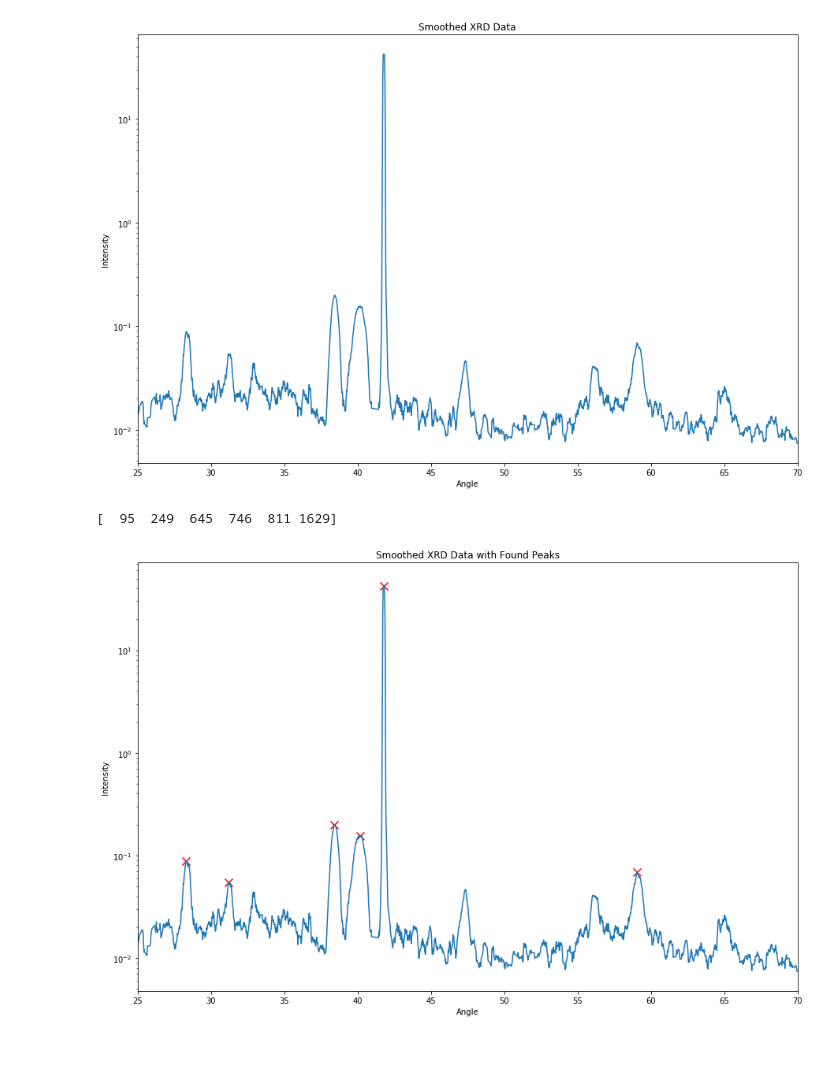
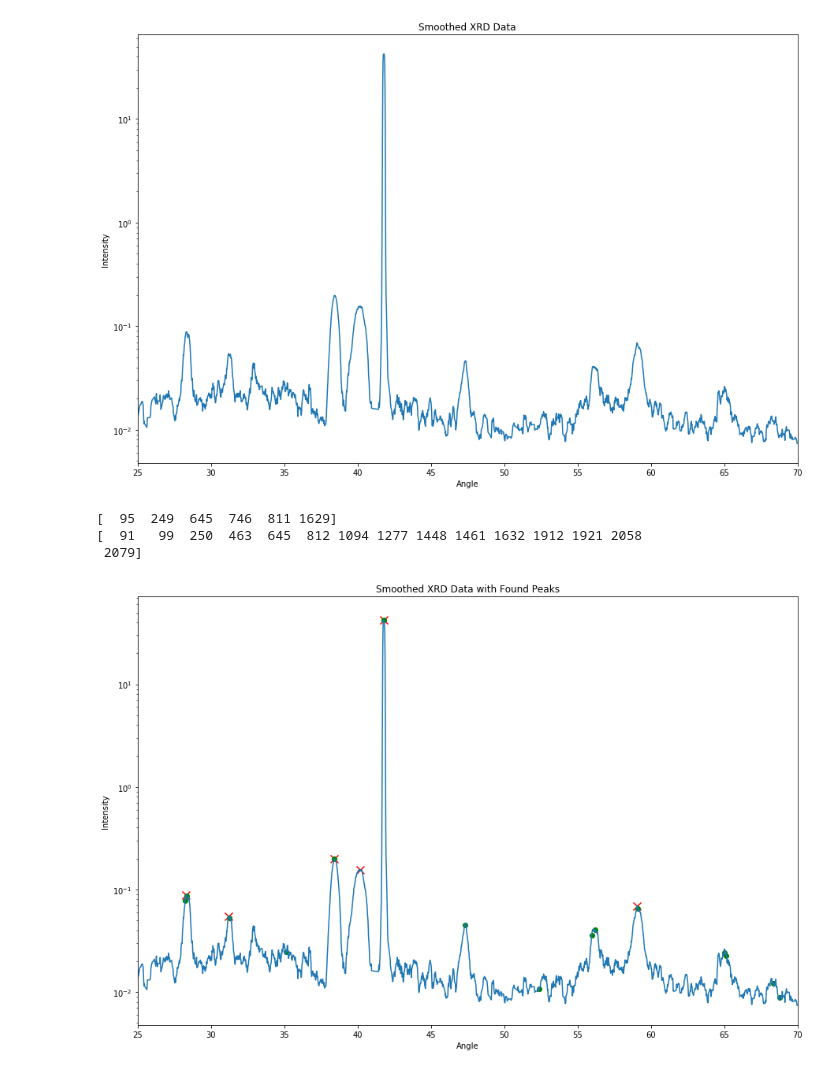
Before and after one commit to JamesPCrosby/XRD_analysis, a Jupyter notebook: XRD_data.ipynb, the cells around one changed output. Cells and saved outputs as stored; diff of their text form; code cells hidden in the pictures.

Commit message:
Update of peak find

```diff
--- a/XRD_data.ipynb
+++ b/XRD_data.ipynb
@@ -99,18 +99,23 @@ plt.show()
 # Find peaks in data, thres = min height of y data, min_dist
 peaks = peakutils.indexes(smoothed_y_data, thres = 0.05, min_dist = 50, thres_abs = True)
 print(peaks)
+peak_indicies = sig.find_peaks_cwt(smoothed_y_data, (28, 70))
+print(peak_indicies)
 # %% [output]
 [  95  249  645  746  811 1629]
+[  91   99  250  463  645  812 1094 1277 1448 1461 1632 1912 1921 2058
+ 2079]
 # %%
 # Plot data with found peaks
 plt.subplots(figsize = (15, 10))
 plt.plot(x_array, smoothed_y_data)
 plt.yscale('log')
 plt.xlim(25, 70)
 plt.scatter(x_array[peaks], smoothed_y_data[peaks], marker ='x', color = 'red', s = 100)
+plt.scatter(x_array[peak_indicies], smoothed_y_data[peak_indicies], color = 'green')
 plt.xlabel('Angle')
 plt.ylabel('Intensity')
 plt.title('Smoothed XRD Data with Found Peaks')
 plt.show()
 # %% [output]
-[figure, old version]
+[figure, new version]
```
